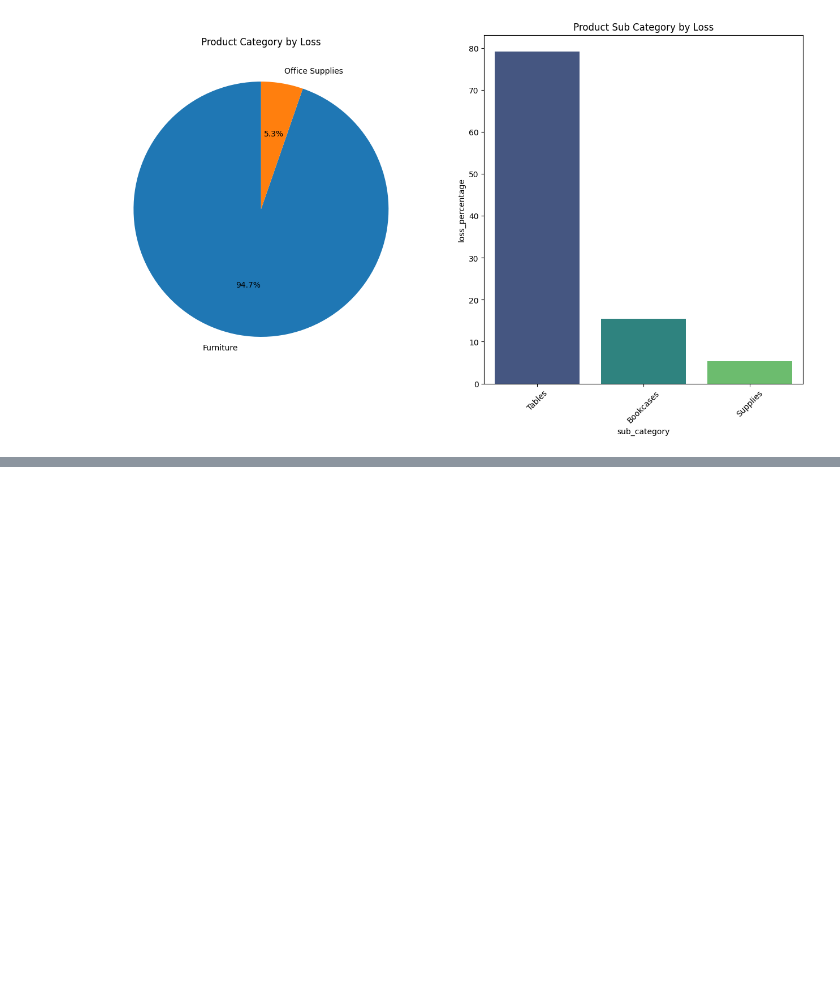
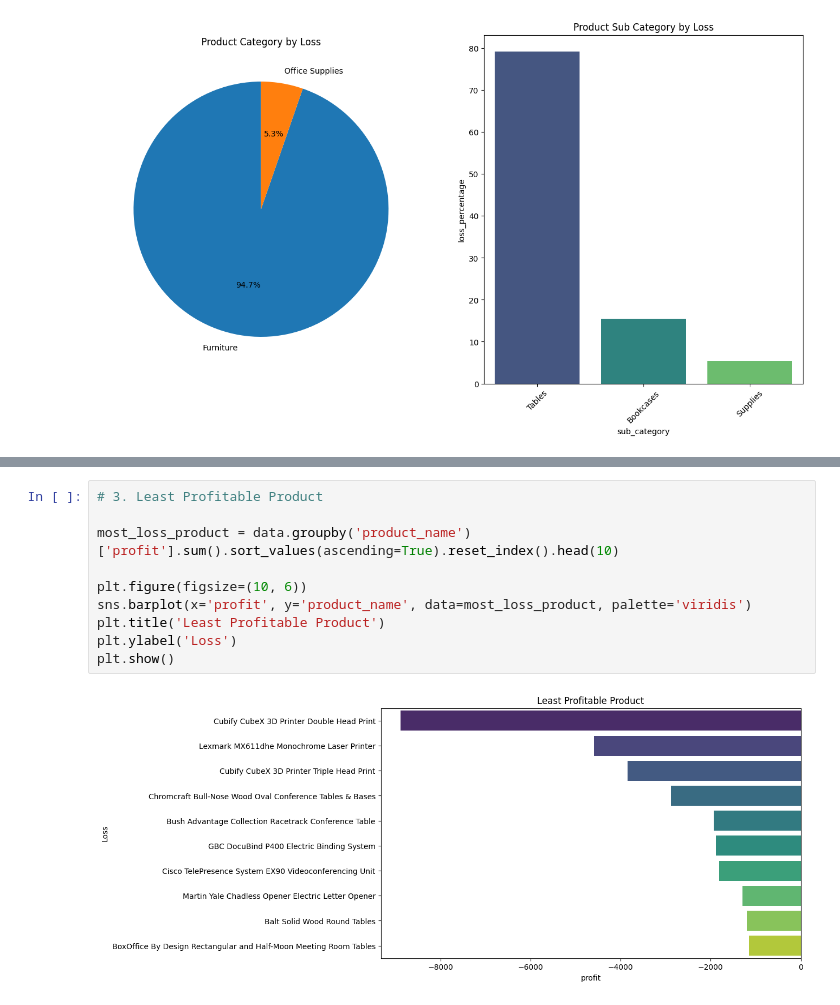
Before and after one commit to jatinchawda1503/Superstore-Data-Analysis-using-python, a Jupyter notebook: superstore.ipynb, the cells around one changed output, grey strips where cells are left out. Cells and saved outputs as stored; diff of their text form; blank space fills up the shorter version.

```diff
--- a/superstore.ipynb
+++ b/superstore.ipynb
@@ -380,0 +428,12 @@ plt.show()
+# %%
+# 3. Least Profitable Product
+
+most_loss_product = data.groupby('product_name')['profit'].sum().sort_values(ascending=True).reset_index().head(10)
+
+plt.figure(figsize=(10, 6))
+sns.barplot(x='profit', y='product_name', data=most_loss_product, palette='viridis')
+plt.title('Least Profitable Product')
+plt.ylabel('Loss')
+plt.show()
+# %% [output]
+[figure, added]
```
Also changed, not shown: parts of 15 cells of this notebook.
